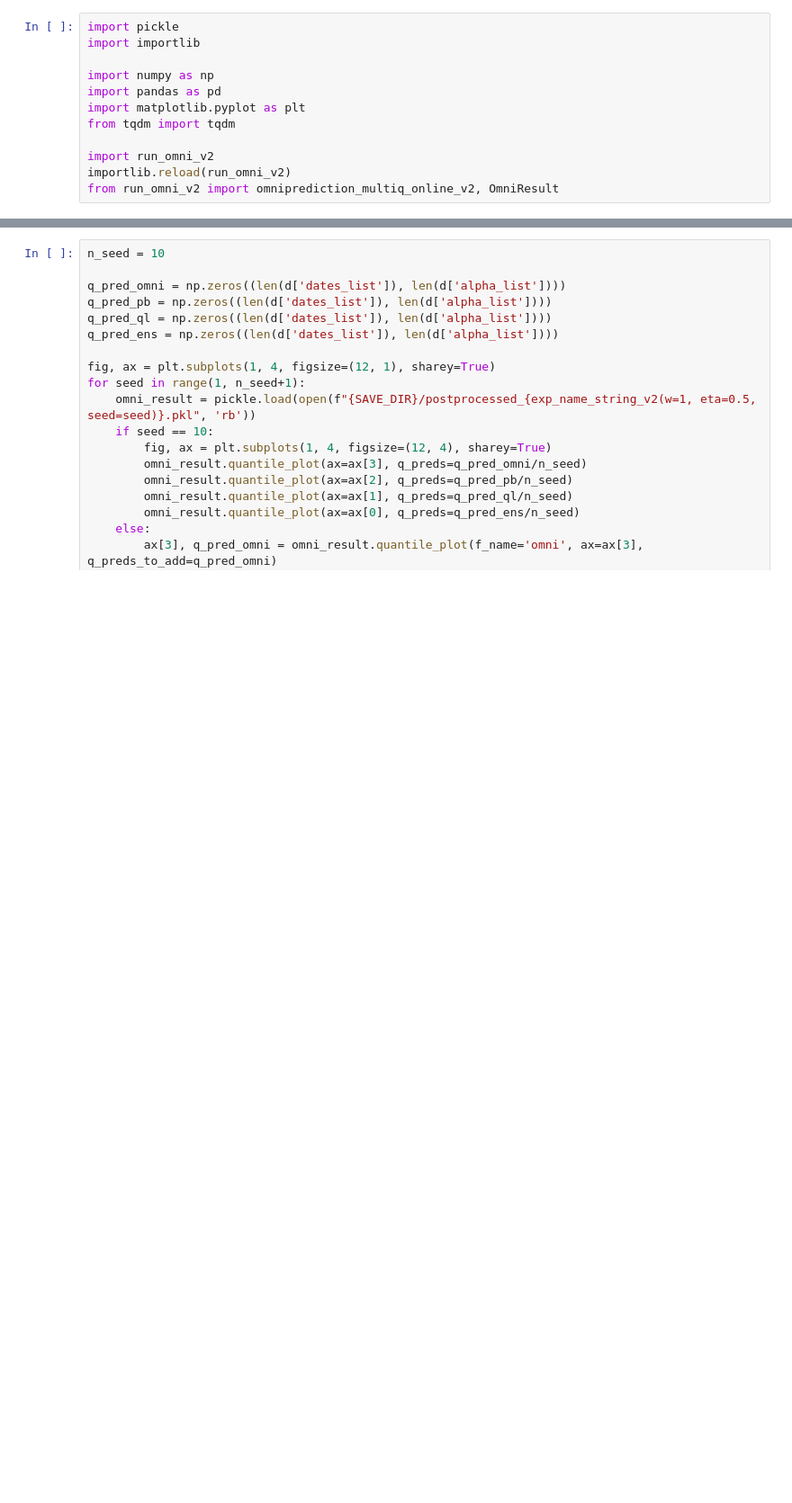
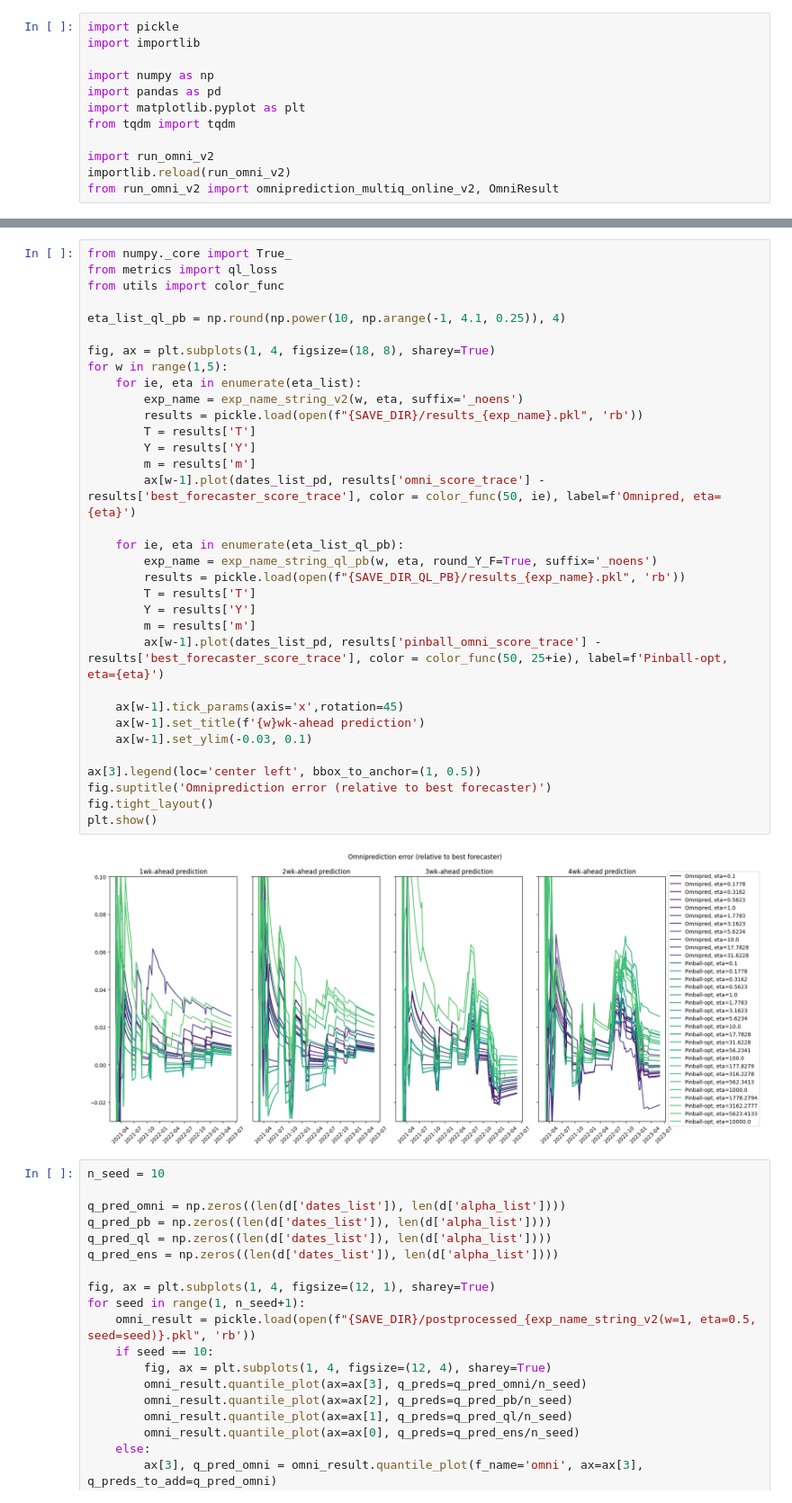
Before and after one commit to hysk79/omni-quantile, a Jupyter notebook: src/covid_hosp_weekly_v2.ipynb, the cells around one changed output, grey strips where cells are left out. Shown at 90% size. Cells and saved outputs as stored; diff of their text form; blank space fills up the shorter version.

```diff
--- a/src/covid_hosp_weekly_v2.ipynb
+++ b/src/covid_hosp_weekly_v2.ipynb
@@ -163,3 +224,38 @@ plt.show()
+# %%
+from numpy._core import True_
+from metrics import ql_loss
+from utils import color_func
+
+eta_list_ql_pb = np.round(np.power(10, np.arange(-1, 4.1, 0.25)), 4)
+
+fig, ax = plt.subplots(1, 4, figsize=(18, 8), sharey=True)
+for w in range(1,5):
+    for ie, eta in enumerate(eta_list):
+        exp_name = exp_name_string_v2(w, eta, suffix='_noens')
+        results = pickle.load(open(f"{SAVE_DIR}/results_{exp_name}.pkl", 'rb'))
+        T = results['T']
+        Y = results['Y']
+        m = results['m']
+        ax[w-1].plot(dates_list_pd, results['omni_score_trace'] - results['best_forecaster_score_trace'], color = color_func(50, ie), label=f'Omnipred, eta={eta}')
+
+    for ie, eta in enumerate(eta_list_ql_pb):
+        exp_name = exp_name_string_ql_pb(w, eta, round_Y_F=True, suffix='_noens')
+        results = pickle.load(open(f"{SAVE_DIR_QL_PB}/results_{exp_name}.pkl", 'rb'))
+        T = results['T']
+        Y = results['Y']
+        m = results['m']
+        ax[w-1].plot(dates_list_pd, results['pinball_omni_score_trace'] - results['best_forecaster_score_trace'], color = color_func(50, 25+ie), label=f'Pinball-opt, eta={eta}')
+
+    ax[w-1].tick_params(axis='x',rotation=45)
+    ax[w-1].set_title(f'{w}wk-ahead prediction')
+    ax[w-1].set_ylim(-0.03, 0.1)
+
+ax[3].legend(loc='center left', bbox_to_anchor=(1, 0.5))
+fig.suptitle('Omniprediction error (relative to best forecaster)')
+fig.tight_layout()
+plt.show()
+# %% [output]
+[figure, added]
 # %%
 n_seed = 10
 
```
Also changed, not shown: parts of 10 cells of this notebook, 11 other files.
